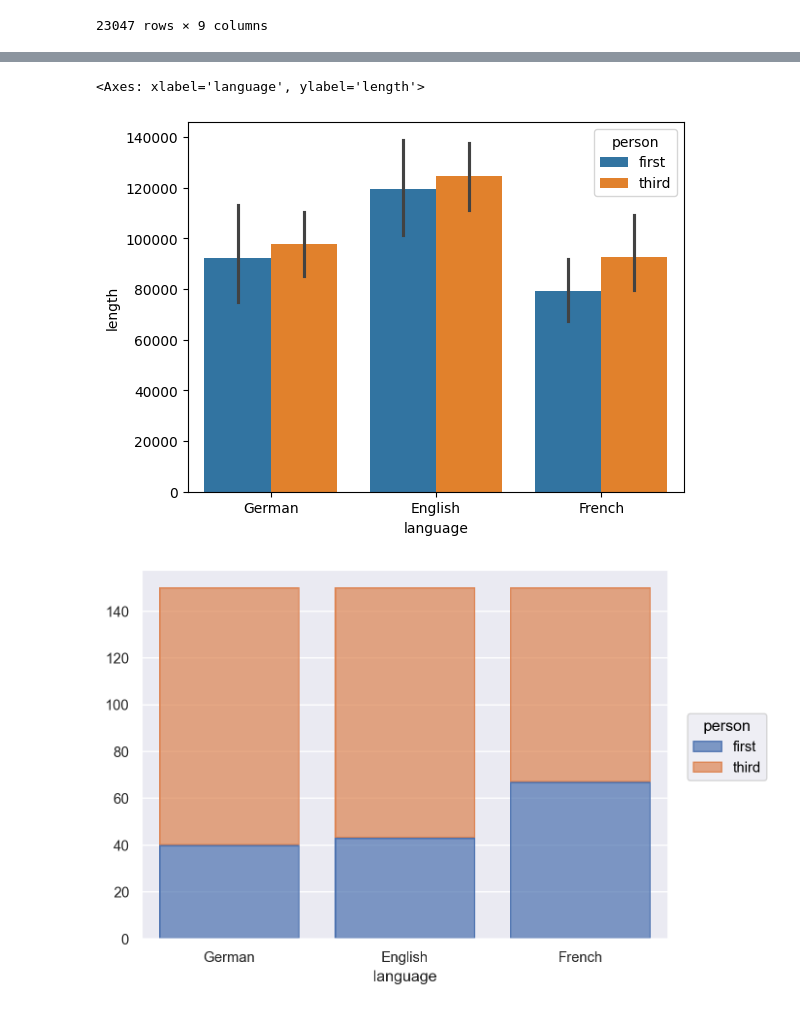
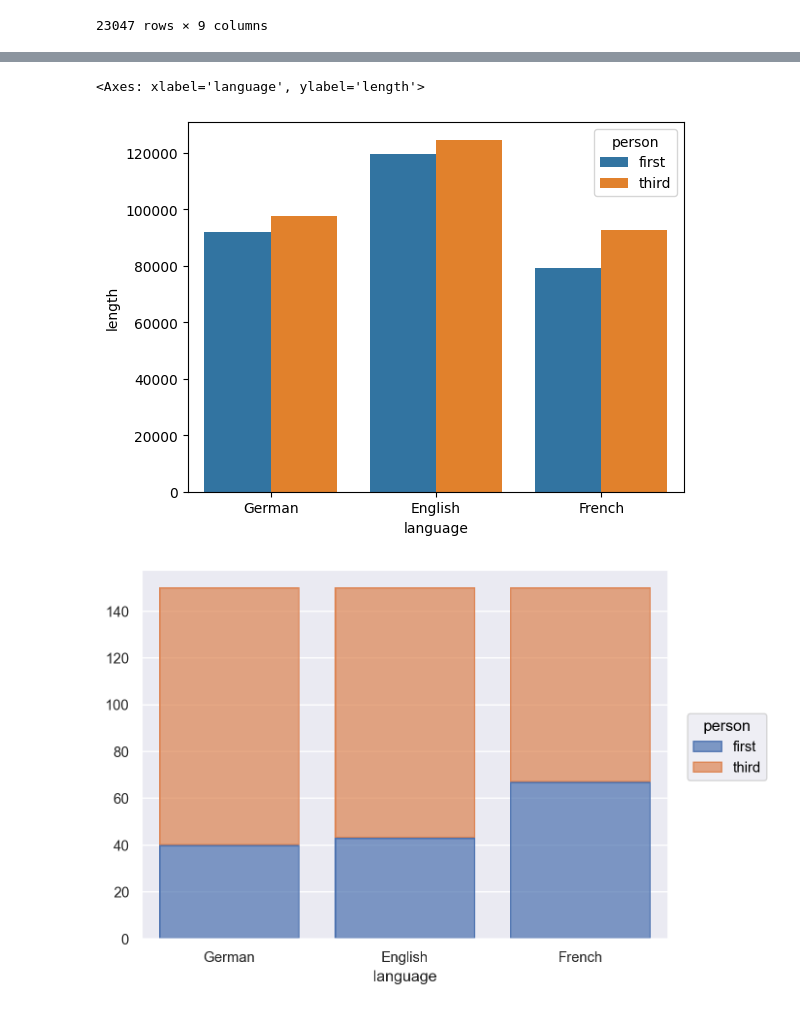
Before and after one commit to Dartmouth-Libraries/computational-text-analysis-week, a Jupyter notebook: 01-intro-to-python-for-text-analysis/1c_short_completed_Dataframes_standalone.ipynb, the cells around one changed output, grey strips where cells are left out. Saved outputs shown, nothing was run; the diff lists cells and outputs as text; code cells hidden in the pictures.

```diff
--- a/01-intro-to-python-for-text-analysis/1c_short_completed_Dataframes_standalone.ipynb
+++ b/01-intro-to-python-for-text-analysis/1c_short_completed_Dataframes_standalone.ipynb
@@ -897,8 +770,8 @@ sns.barplot(novels_df,  x = "length", y = "language", hue = 'gender')
 # %%
-sns.barplot(novels_df, x = "language", y = "length", hue = "person")
+sns.barplot(novels_df, x = "language", y = "length", hue = "person", errorbar = None)
 # %% [output]
 <Axes: xlabel='language', ylabel='length'>
-[figure, old version]
+[figure, new version]
 # %%
 import seaborn.objects as so
 
```
Also changed, not shown: parts of 54 cells of this notebook, 2 other files.
